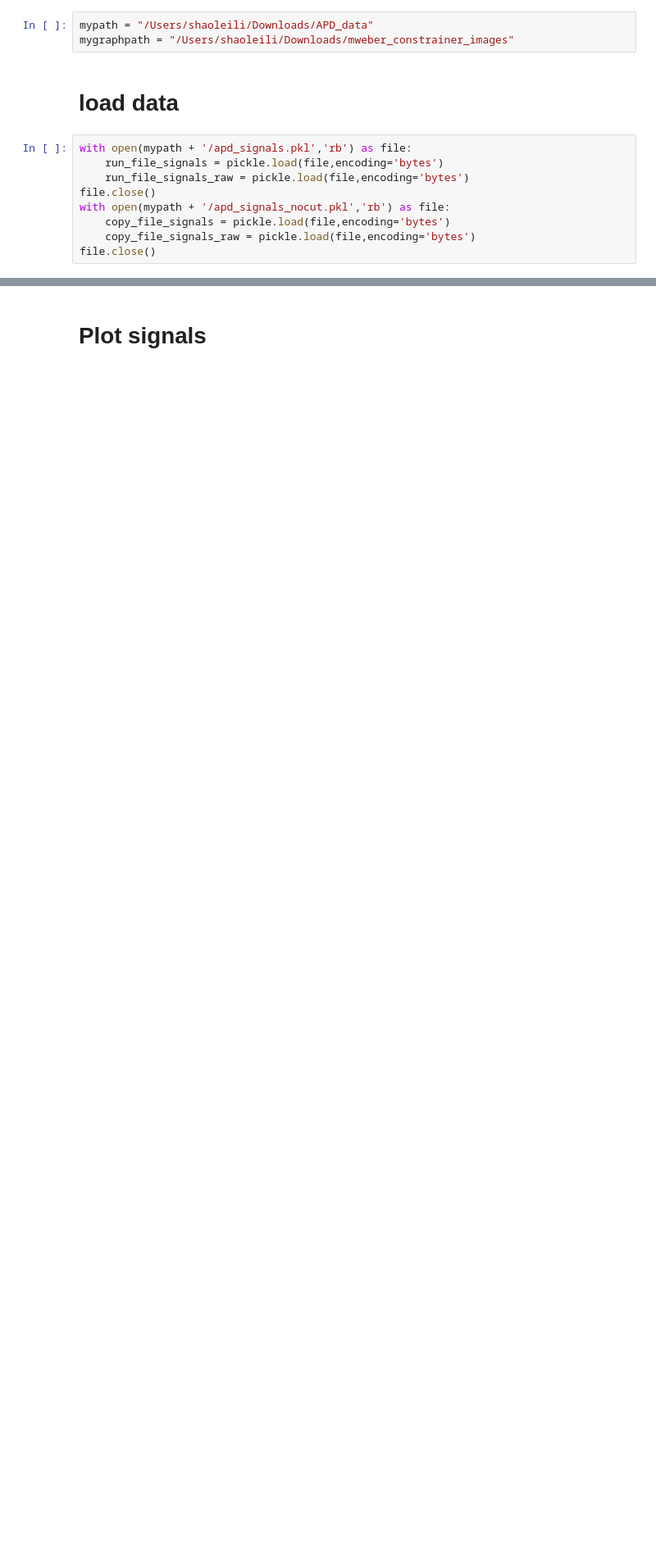
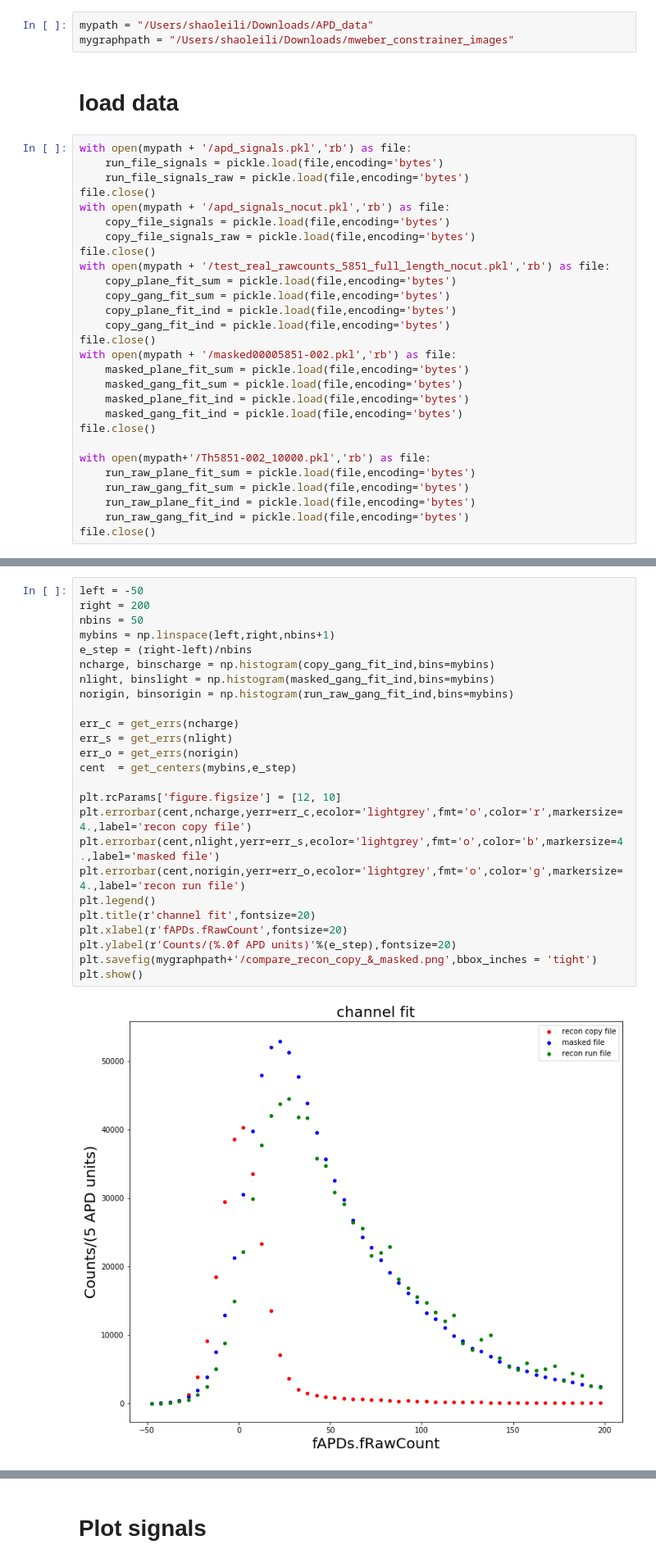
Before and after one commit to sli135/APD-GAN-Simulation, a Jupyter notebook: APD_signals.ipynb, the cells around one changed output, grey strips where cells are left out. Shown at 82% size. Saved outputs shown, nothing was run; the diff lists cells and outputs as text; blank space fills up the shorter version.

Commit message:
compare recon results between copy files and original files.

```diff
--- a/APD_signals.ipynb
+++ b/APD_signals.ipynb
@@ -45,3 +65,22 @@ with open(mypath + '/apd_signals_nocut.pkl','rb') as file:
     copy_file_signals = pickle.load(file,encoding='bytes')
     copy_file_signals_raw = pickle.load(file,encoding='bytes')
 file.close()
+with open(mypath + '/test_real_rawcounts_5851_full_length_nocut.pkl','rb') as file:
+    copy_plane_fit_sum = pickle.load(file,encoding='bytes')
+    copy_gang_fit_sum = pickle.load(file,encoding='bytes')
+    copy_plane_fit_ind = pickle.load(file,encoding='bytes')
+    copy_gang_fit_ind = pickle.load(file,encoding='bytes')
+file.close()
+with open(mypath + '/masked00005851-002.pkl','rb') as file:
+    masked_plane_fit_sum = pickle.load(file,encoding='bytes')
+    masked_gang_fit_sum = pickle.load(file,encoding='bytes')
+    masked_plane_fit_ind = pickle.load(file,encoding='bytes')
+    masked_gang_fit_ind = pickle.load(file,encoding='bytes')
+file.close()
+
+with open(mypath+'/Th5851-002_10000.pkl','rb') as file:
+    run_raw_plane_fit_sum = pickle.load(file,encoding='bytes')
+    run_raw_gang_fit_sum = pickle.load(file,encoding='bytes')
+    run_raw_plane_fit_ind = pickle.load(file,encoding='bytes')
+    run_raw_gang_fit_ind = pickle.load(file,encoding='bytes')
+file.close()
@@ -47,0 +97,27 @@ file.close()
+# %%
+left = -50
+right = 200
+nbins = 50
+mybins = np.linspace(left,right,nbins+1)
+e_step = (right-left)/nbins
+ncharge, binscharge = np.histogram(copy_gang_fit_ind,bins=mybins)
+nlight, binslight = np.histogram(masked_gang_fit_ind,bins=mybins)
+norigin, binsorigin = np.histogram(run_raw_gang_fit_ind,bins=mybins)
+
+err_c = get_errs(ncharge)
+err_s = get_errs(nlight)
+err_o = get_errs(norigin)
+cent  = get_centers(mybins,e_step)
+
+plt.rcParams['figure.figsize'] = [12, 10]
+plt.errorbar(cent,ncharge,yerr=err_c,ecolor='lightgrey',fmt='o',color='r',markersize=4.,label='recon copy file')
+plt.errorbar(cent,nlight,yerr=err_s,ecolor='lightgrey',fmt='o',color='b',markersize=4.,label='masked file')
+plt.errorbar(cent,norigin,yerr=err_o,ecolor='lightgrey',fmt='o',color='g',markersize=4.,label='recon run file')
+plt.legend()
+plt.title(r'channel fit',fontsize=20)
+plt.xlabel(r'fAPDs.fRawCount',fontsize=20)
+plt.ylabel(r'Counts/(%.0f APD units)'%(e_step),fontsize=20)
+plt.savefig(mygraphpath+'/compare_recon_copy_&_masked.png',bbox_inches = 'tight')
+plt.show()
+# %% [output]
+[figure, added]
```
Also changed, not shown: parts of 8 cells of this notebook.
